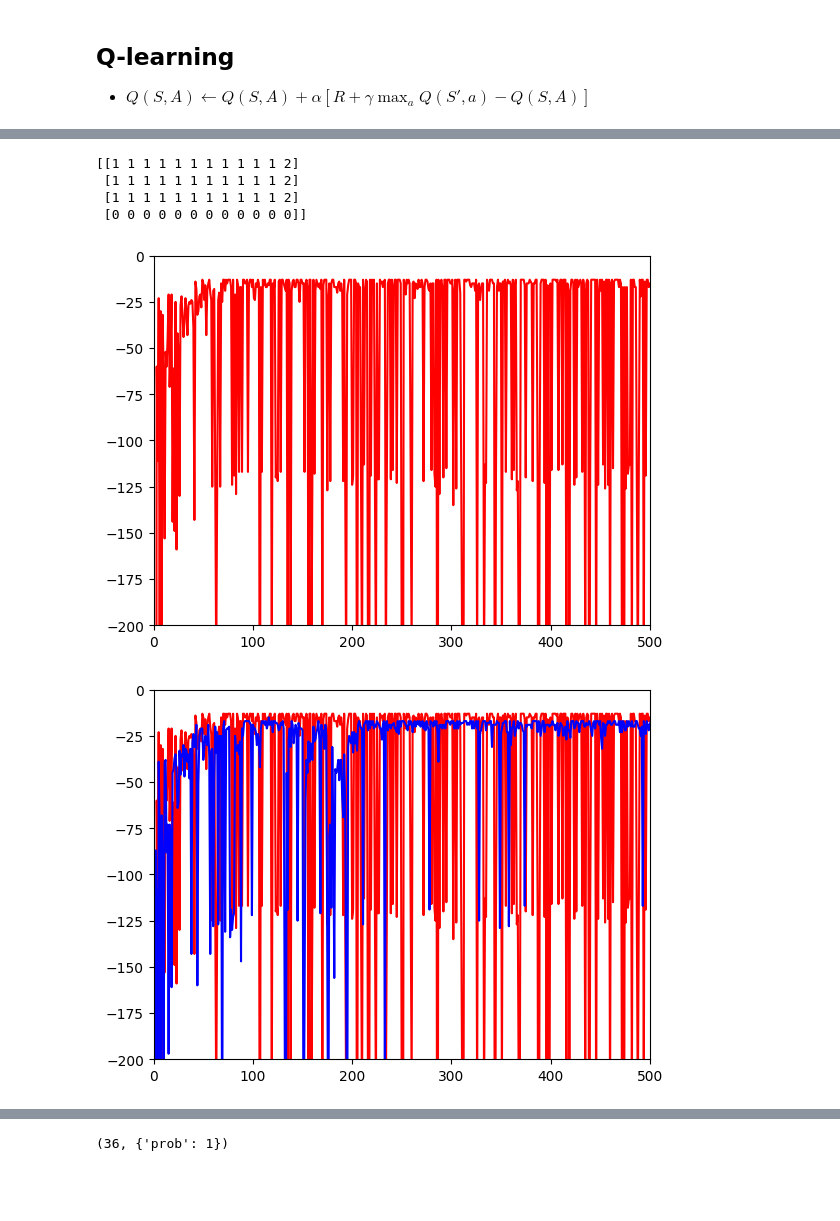
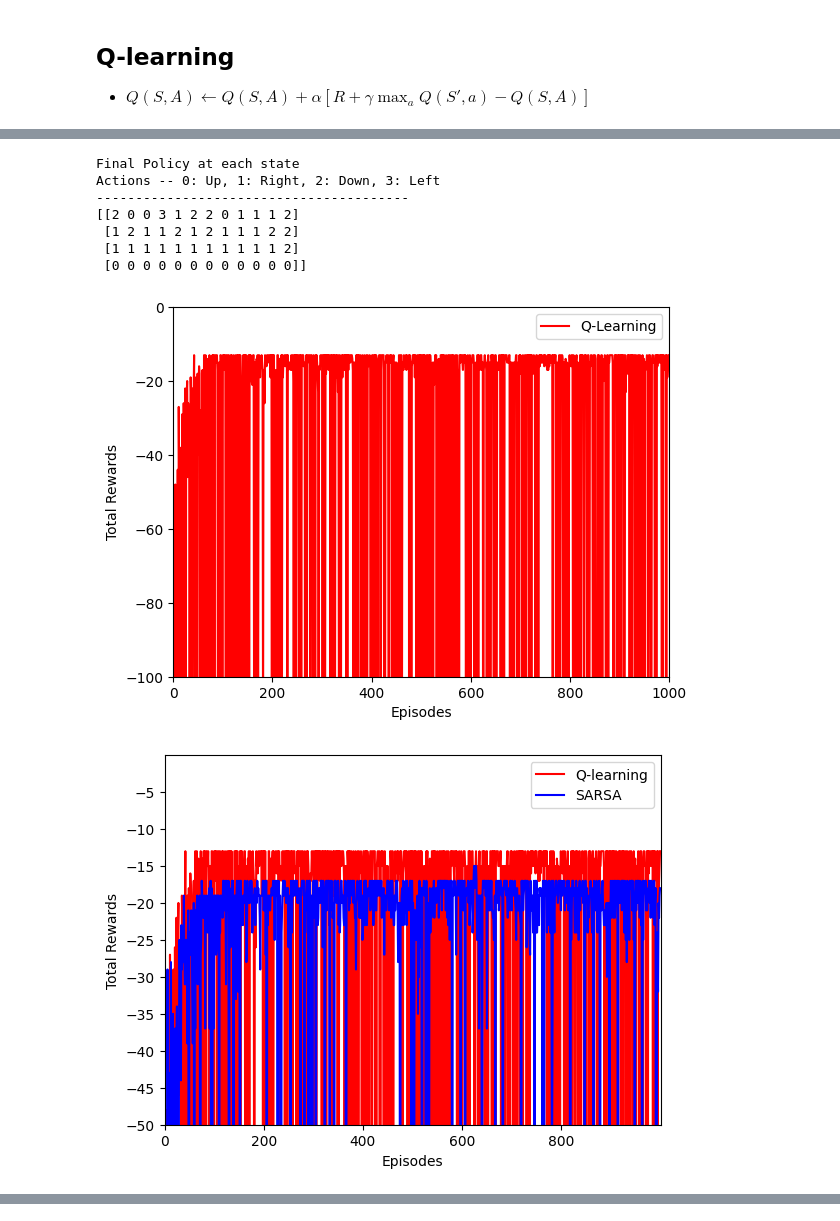
Before and after one commit to smfelixchoi/MATH-DRL-study, a Jupyter notebook: 2.Reinforcement_Learning/Temporal_Difference_methods/Temporal_Difference_methods.ipynb, the cells around one changed output, grey strips where cells are left out. Saved outputs shown, nothing was run; the diff lists cells and outputs as text; code cells hidden in the pictures; blank space fills up the shorter version.

```diff
--- a/2.Reinforcement_Learning/Temporal_Difference_methods/Temporal_Difference_methods.ipynb
+++ b/2.Reinforcement_Learning/Temporal_Difference_methods/Temporal_Difference_methods.ipynb
@@ -224,25 +239,39 @@ episode_num:10000
  [1 1 1 1 1 1 1 1 1 1 1 2]
  [0 0 0 0 0 0 0 0 0 0 0 0]]
 # %%
+print('Final Policy at each state')
+print('Actions -- 0: Up, 1: Right, 2: Down, 3: Left')
+print('-'*40)
 print(np.reshape(np.argmax(Q_table2, axis=1), (4,12)))
-env2.close()
 # %% [output]
-[[1 1 1 1 1 1 1 1 1 1 1 2]
- [1 1 1 1 1 1 1 1 1 1 1 2]
+Final Policy at each state
+Actions -- 0: Up, 1: Right, 2: Down, 3: Left
+----------------------------------------
+[[2 0 0 3 1 2 2 0 1 1 1 2]
+ [1 2 1 1 2 1 2 1 1 1 2 2]
  [1 1 1 1 1 1 1 1 1 1 1 2]
  [0 0 0 0 0 0 0 0 0 0 0 0]]
 # %%
-plt.plot(np.arange(MAX_EPISODE), qlearning_rewards, 'r-')
-plt.axis([0,500, -200,0])
+plt.plot(np.arange(MAX_EPISODE), qlearning_rewards, 'r-', label='Q-Learning')
+plt.axis([0, 1000, -100,0])
+plt.xlabel('Episodes')
+plt.ylabel('Total Rewards')
+plt.legend()
 plt.show()
 # %% [output]
-[figure, old version]
+[figure, new version]
 # %%
-plt.plot(np.arange(MAX_EPISODE), qlearning_rewards, 'r-', np.arange(MAX_EPISODE), sarsa_rewards, 'b-')
-plt.axis([0,500, -200,0])
+plt.plot(np.arange(MAX_EPISODE), qlearning_rewards, 'r-', label='Q-learning')
+plt.plot(np.arange(MAX_EPISODE), sarsa_rewards, 'b-', label='SARSA')
+plt.axis([0,1000, -50,0])
+plt.xticks(np.arange(0,1000,200))
+plt.yticks(np.arange(-50,0,5))
+plt.xlabel('Episodes')
+plt.ylabel('Total Rewards')
+plt.legend()
 plt.show()
 # %% [output]
-[figure, old version]
+[figure, new version]
 # %% [markdown]
 ## Expected Sarsa
 - Expected Sarsa like Q-learning algorithm that uses **the expected value** over next state-action pairs instead of the maximization.
@@ -251,10 +280,5 @@ plt.show()
 
 The update equation of SARSA is the following.
 <center><img src="./expected_sarsa.png" width="800" height="120"></center>
-# %%
-env3 = gym.make("CliffWalking-v0")
-env3.reset()
-# %% [output]
-(36, {'prob': 1})
 # %%
 EPSILON = 0.1
```
Also changed, not shown: parts of 13 cells of this notebook, 2 other files.
